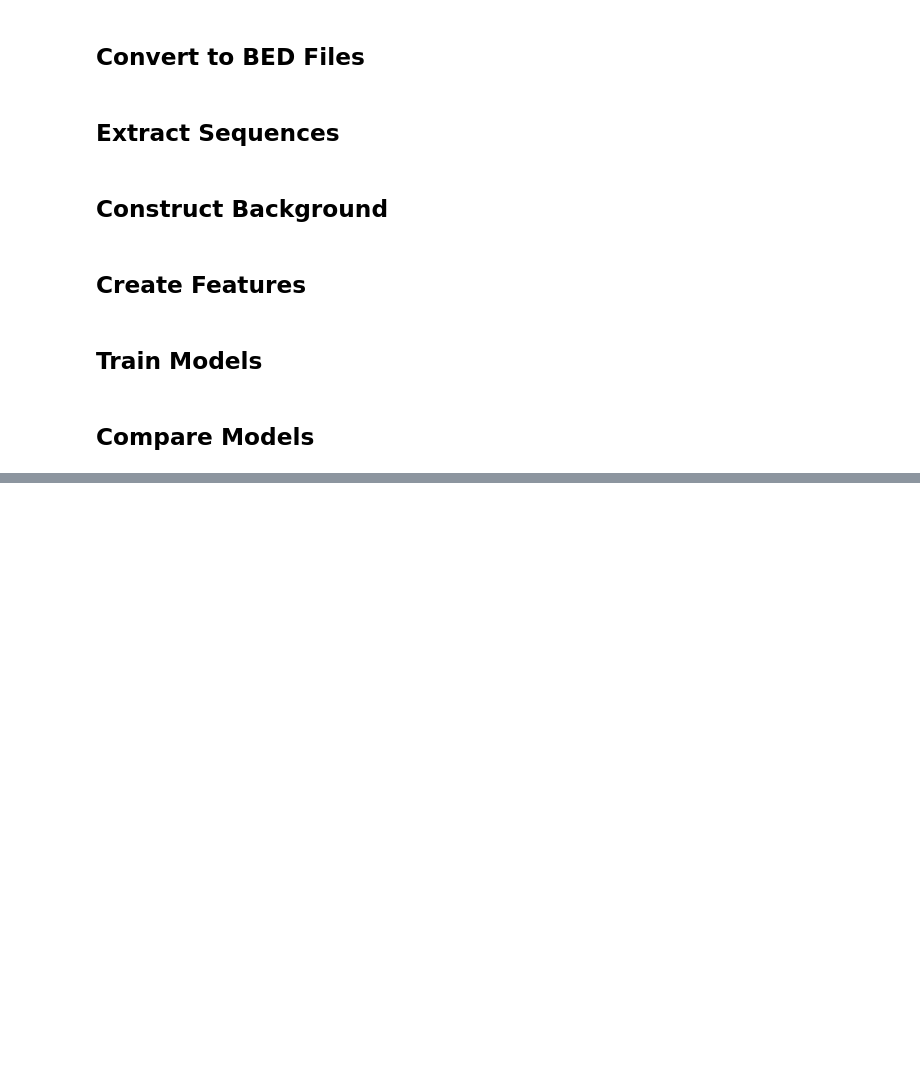
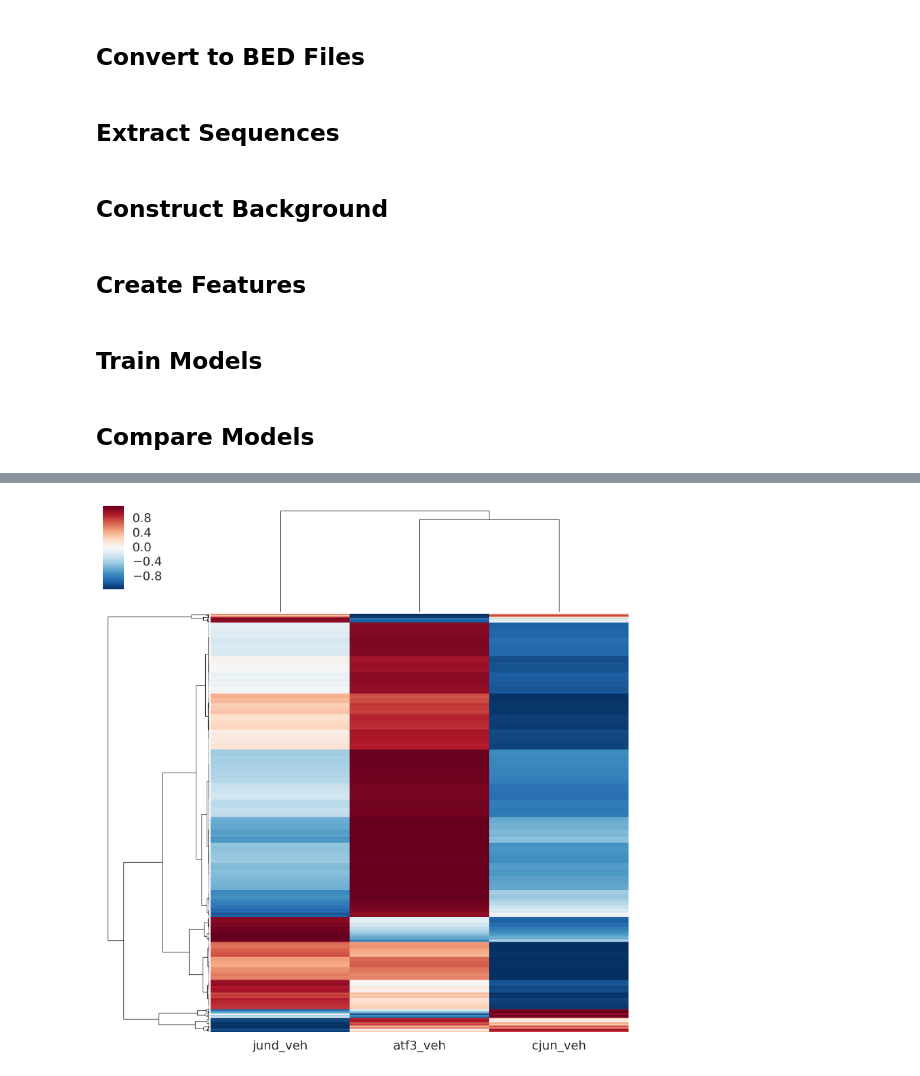
Before and after one commit to jenhantao/ipython-notebooks, a Jupyter notebook: AP-1 FDR Analysis.ipynb, the cells around one changed output, grey strips where cells are left out. Cells and saved outputs as stored; diff of their text form; code cells hidden in the pictures; blank space fills up the shorter version.

```diff
--- a/AP-1 FDR Analysis.ipynb
+++ b/AP-1 FDR Analysis.ipynb
@@ -411,0 +627,8 @@ done
+# %%
+cg = sns.clustermap(data,
+                    yticklabels=False,
+                    z_score=0,
+                    metric = 'correlation',
+                    method = 'centroid')
+# %% [output]
+[figure, added]
```
Also changed, not shown: parts of 18 cells of this notebook.
